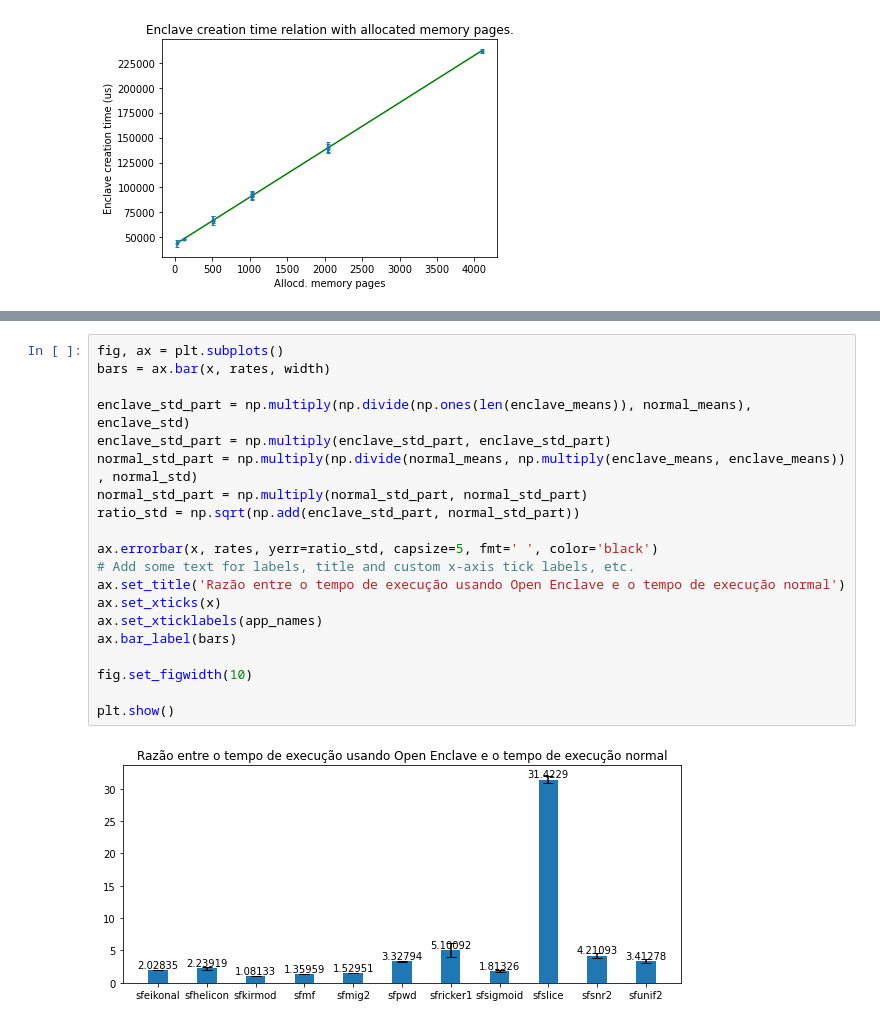
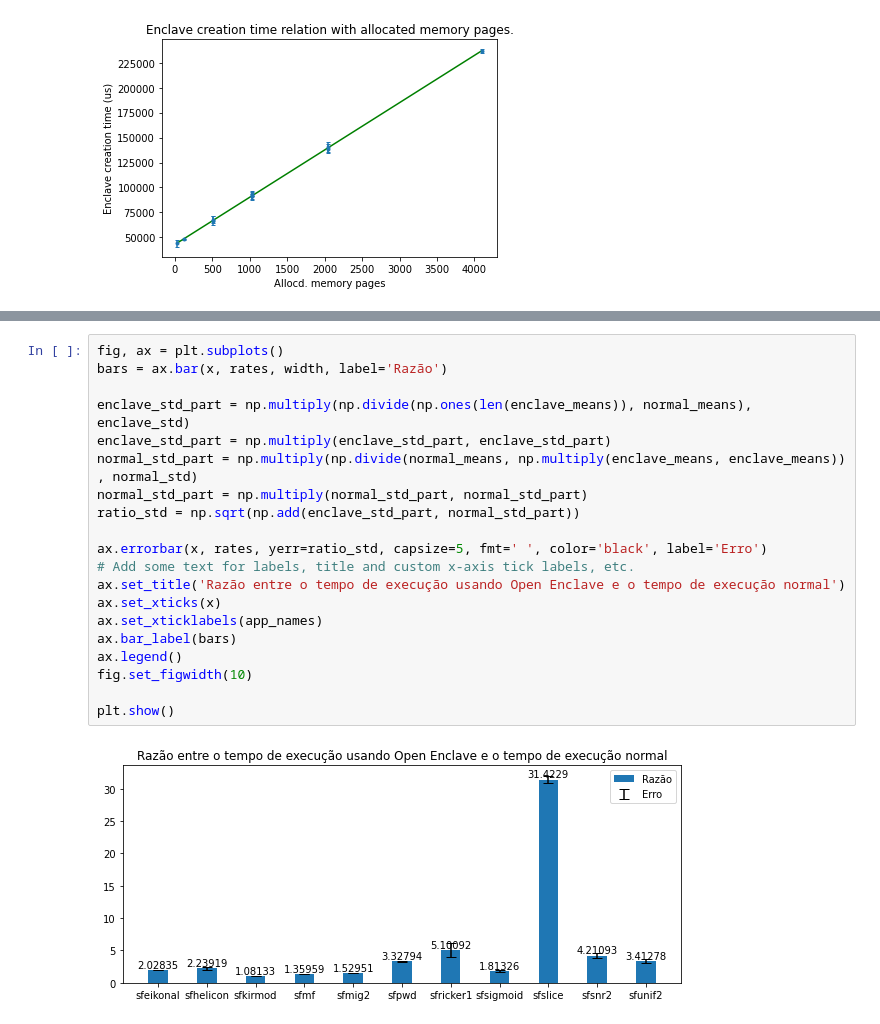
Before and after one commit to AndradeL/pfg-2021, a Jupyter notebook: data/results.ipynb, the cells around one changed output, grey strips where cells are left out. Drawn from its saved outputs; the diff is of its cells as text.

```diff
--- a/data/results.ipynb
+++ b/data/results.ipynb
@@ -251,22 +251,22 @@ plt.show()
 # %%
 fig, ax = plt.subplots()
-bars = ax.bar(x, rates, width)
+bars = ax.bar(x, rates, width, label='Razão')
 
 enclave_std_part = np.multiply(np.divide(np.ones(len(enclave_means)), normal_means), enclave_std)
 enclave_std_part = np.multiply(enclave_std_part, enclave_std_part)
 normal_std_part = np.multiply(np.divide(normal_means, np.multiply(enclave_means, enclave_means)) , normal_std)
 normal_std_part = np.multiply(normal_std_part, normal_std_part)
 ratio_std = np.sqrt(np.add(enclave_std_part, normal_std_part))
 
-ax.errorbar(x, rates, yerr=ratio_std, capsize=5, fmt=' ', color='black')
+ax.errorbar(x, rates, yerr=ratio_std, capsize=5, fmt=' ', color='black', label='Erro')
 # Add some text for labels, title and custom x-axis tick labels, etc.
 ax.set_title('Razão entre o tempo de execução usando Open Enclave e o tempo de execução normal')
 ax.set_xticks(x)
 ax.set_xticklabels(app_names)
 ax.bar_label(bars)
-
+ax.legend()
 fig.set_figwidth(10)
 
 plt.show()
 # %% [output]
-[figure, old version]
+[figure, new version]
```
Also changed, not shown: parts of 1 cell of this notebook, 2 other files.
